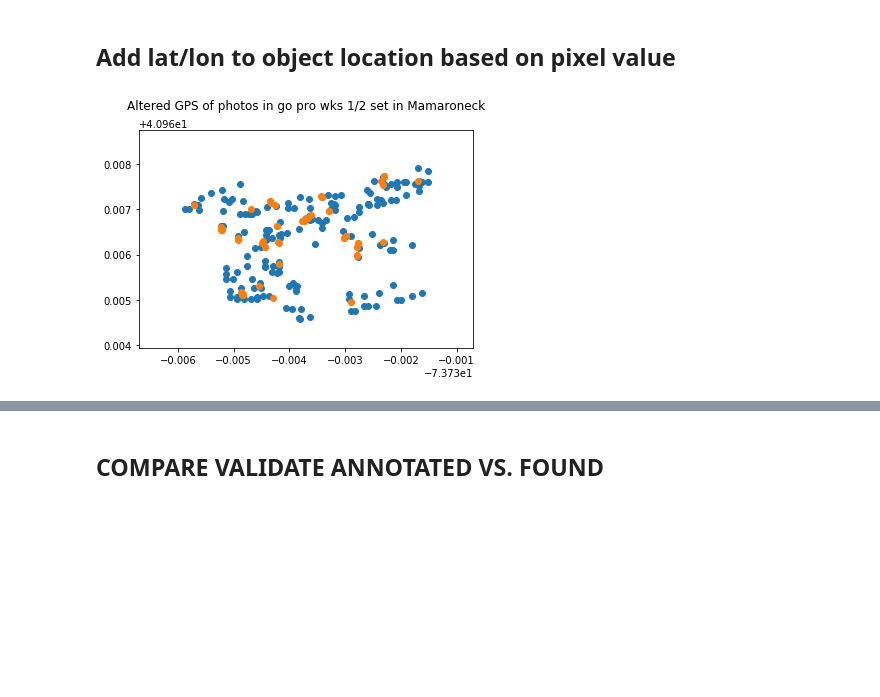
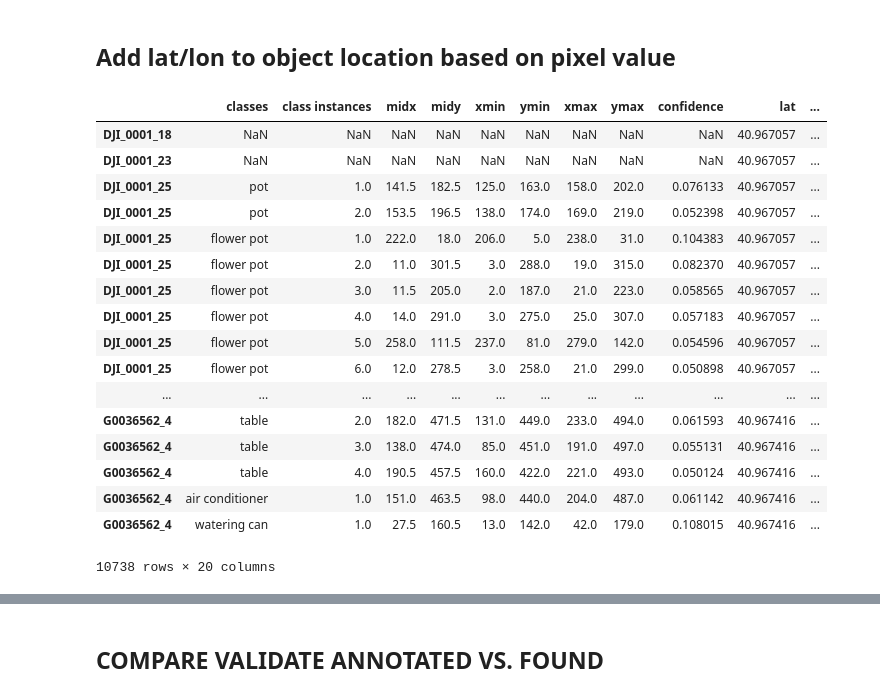
Before and after one commit to Elizabethcase/deeplearningcourse, a Jupyter notebook: elizabeth/data/Counting class instance and matching gps data.ipynb, the cells around one changed output, grey strips where cells are left out. Saved outputs shown, nothing was run; the diff lists cells and outputs as text; code cells hidden in the pictures; blank space fills up the shorter version.

```diff
--- a/elizabeth/data/Counting class instance and matching gps data.ipynb
+++ b/elizabeth/data/Counting class instance and matching gps data.ipynb
@@ -421,5 +568,6 @@ nn_obj = pd.read_csv('../../../../../../Downloads/itms_val_harrisonwks12_conf35.
 # %%
 headings_w_nn = nn_obj.join(pd1,how='outer')
-headings_w_nn = headings_w_nn.dropna()
-headings_w_nn.index.values[0][0]
+headings_w_nn.head()
+#headings_w_nn = headings_w_nn.dropna()
+#headings_w_nn.index.values[0][0]
 # %% [output]
@@ -500 +640,22 @@ def px2gps(frame):
+# %%
+obj_photos_gps
+# %% [output]
+|  | classes | class instances | midx | midy | xmin | ymin | xmax | ymax | confidence | lat | ... |
+| DJI_0001_18 | NaN | NaN | NaN | NaN | NaN | NaN | NaN | NaN | NaN | 40.967057 | ... |
+| DJI_0001_23 | NaN | NaN | NaN | NaN | NaN | NaN | NaN | NaN | NaN | 40.967057 | ... |
+| DJI_0001_25 | pot | 1.0 | 141.5 | 182.5 | 125.0 | 163.0 | 158.0 | 202.0 | 0.076133 | 40.967057 | ... |
+| DJI_0001_25 | pot | 2.0 | 153.5 | 196.5 | 138.0 | 174.0 | 169.0 | 219.0 | 0.052398 | 40.967057 | ... |
+| DJI_0001_25 | flower pot | 1.0 | 222.0 | 18.0 | 206.0 | 5.0 | 238.0 | 31.0 | 0.104383 | 40.967057 | ... |
+| DJI_0001_25 | flower pot | 2.0 | 11.0 | 301.5 | 3.0 | 288.0 | 19.0 | 315.0 | 0.082370 | 40.967057 | ... |
+| DJI_0001_25 | flower pot | 3.0 | 11.5 | 205.0 | 2.0 | 187.0 | 21.0 | 223.0 | 0.058565 | 40.967057 | ... |
+| DJI_0001_25 | flower pot | 4.0 | 14.0 | 291.0 | 3.0 | 275.0 | 25.0 | 307.0 | 0.057183 | 40.967057 | ... |
+| DJI_0001_25 | flower pot | 5.0 | 258.0 | 111.5 | 237.0 | 81.0 | 279.0 | 142.0 | 0.054596 | 40.967057 | ... |
+| DJI_0001_25 | flower pot | 6.0 | 12.0 | 278.5 | 3.0 | 258.0 | 21.0 | 299.0 | 0.050898 | 40.967057 | ... |
+| ... | ... | ... | ... | ... | ... | ... | ... | ... | ... | ... | ... |
+| G0036562_4 | table | 2.0 | 182.0 | 471.5 | 131.0 | 449.0 | 233.0 | 494.0 | 0.061593 | 40.967416 | ... |
+| G0036562_4 | table | 3.0 | 138.0 | 474.0 | 85.0 | 451.0 | 191.0 | 497.0 | 0.055131 | 40.967416 | ... |
+| G0036562_4 | table | 4.0 | 190.5 | 457.5 | 160.0 | 422.0 | 221.0 | 493.0 | 0.050124 | 40.967416 | ... |
+| G0036562_4 | air conditioner | 1.0 | 151.0 | 463.5 | 98.0 | 440.0 | 204.0 | 487.0 | 0.061142 | 40.967416 | ... |
+| G0036562_4 | watering can | 1.0 | 27.5 | 160.5 | 13.0 | 142.0 | 42.0 | 179.0 | 0.108015 | 40.967416 | ... |
+10738 rows × 20 columns
 # %%
@@ -510,7 +679,5 @@ def plotgps(pd, title='Altered GPS of photos in go pro wks 1/2 set in Mamaroneck
     plt.title(title)
 # %%
 plt.figure(1)
-plotgps(pd1,col1='new_lat',col2='new_lon')
-plotgps(test,col1='obj_lat',col2='obj_lon')
+plotgps(obj_photos_gps,col1='new_lat',col2='new_lon',color='lightblue',markeredgecolor='black')
+plotgps(obj_photos_gps,col1='obj_lat',col2='obj_lon',color='sienna')
-# %% [output]
-[figure, removed]
```
Also changed, not shown: parts of 44 cells of this notebook, 17 other files.
